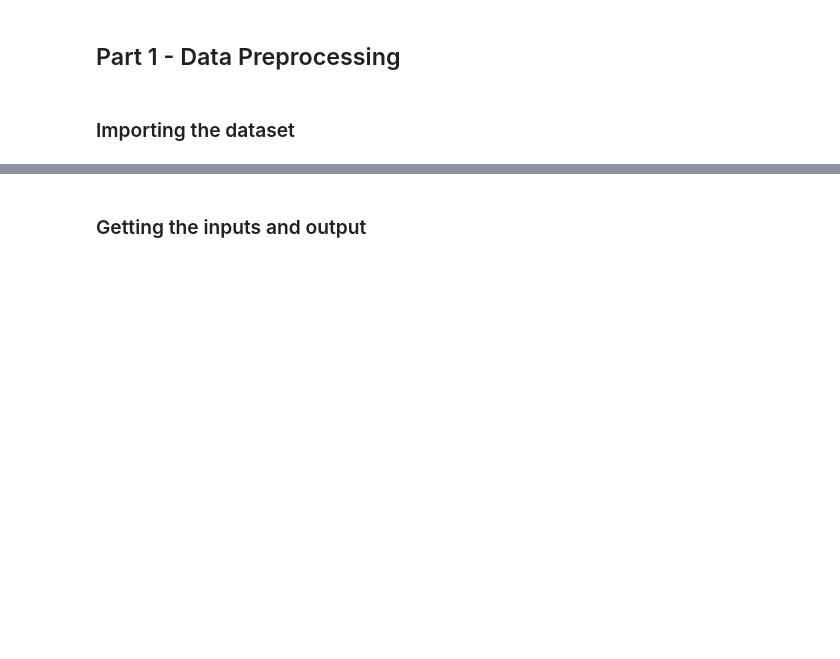
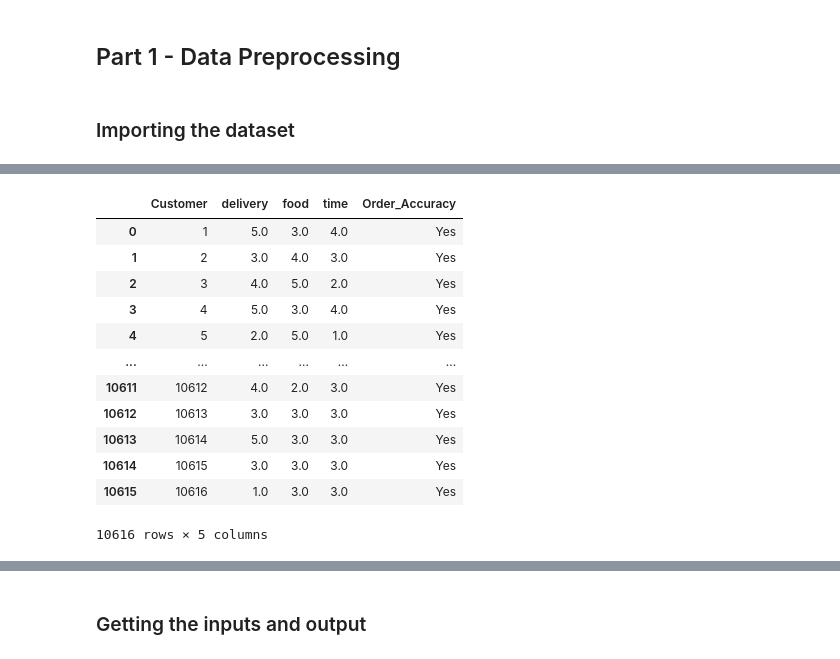
Before and after one commit to t1pen/MeXEE402_Midterms_StephenGabrielAlojado_JairusSunga, a Jupyter notebook: Logistic Regression/logistic_regression.ipynb, the cells around one changed output, grey strips where cells are left out. Saved outputs shown, nothing was run; the diff lists cells and outputs as text; code cells hidden in the pictures; blank space fills up the shorter version.

```diff
--- a/Logistic Regression/logistic_regression.ipynb
+++ b/Logistic Regression/logistic_regression.ipynb
@@ -16,3 +16,24 @@ dataset.head()
 | 2 | 3 | 4.0 | 5.0 | 2.0 | Yes |
 | 3 | 4 | 5.0 | 3.0 | 4.0 | Yes |
 | 4 | 5 | 2.0 | 5.0 | 1.0 | Yes |
+# %%
+dataset = dataset.rename(columns={'Customer': 'Customer',
+       'How satisfied were you with your overall delivery experience at Ali?                    1-5 where 1 = extremely dissatisfied and 5 = extremely satisfied': 'delivery',
+       'How satisfied were you with the quality of the food at Alis?                             1-5 where 1 = extremely dissatisfied and 5 = extremely satisfied': 'food',
+       'How satisfied were you with the speed of delivery at Alis?                                1-5 where 1 = extremely dissatisfied and 5 = extremely satisfied': 'time',
+       'Was your order accurate? Please respond yes or no.': 'Order_Accuracy'})
+dataset
+# %% [output]
+|  | Customer | delivery | food | time | Order_Accuracy |
+| 0 | 1 | 5.0 | 3.0 | 4.0 | Yes |
+| 1 | 2 | 3.0 | 4.0 | 3.0 | Yes |
+| 2 | 3 | 4.0 | 5.0 | 2.0 | Yes |
+| 3 | 4 | 5.0 | 3.0 | 4.0 | Yes |
+| 4 | 5 | 2.0 | 5.0 | 1.0 | Yes |
+| ... | ... | ... | ... | ... | ... |
+| 10611 | 10612 | 4.0 | 2.0 | 3.0 | Yes |
+| 10612 | 10613 | 3.0 | 3.0 | 3.0 | Yes |
+| 10613 | 10614 | 5.0 | 3.0 | 3.0 | Yes |
+| 10614 | 10615 | 3.0 | 3.0 | 3.0 | Yes |
+| 10615 | 10616 | 1.0 | 3.0 | 3.0 | Yes |
+10616 rows × 5 columns
```
Also changed, not shown: parts of 29 cells of this notebook.
